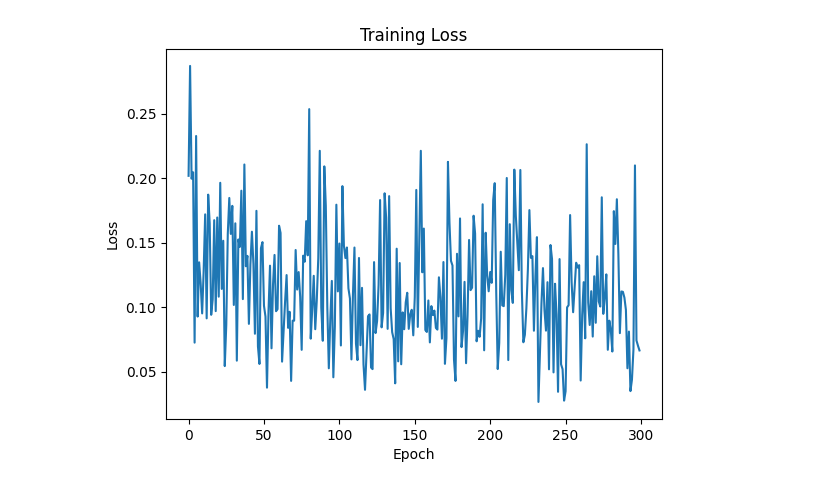
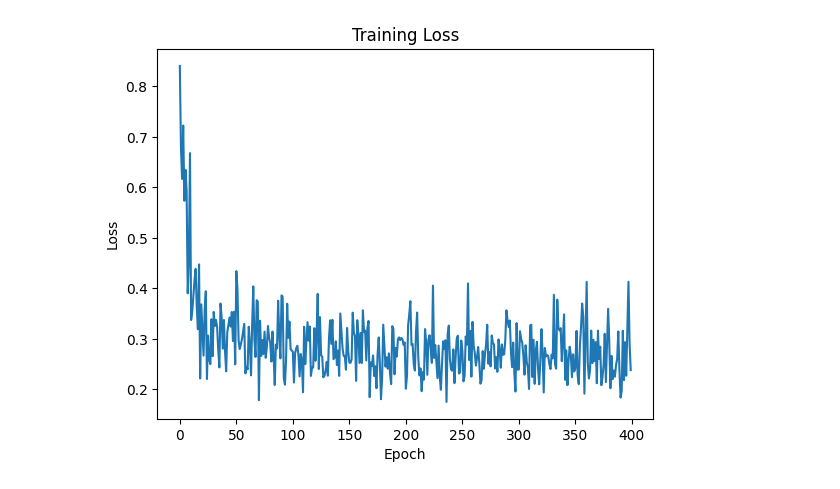
Before and after one commit to czarodziejszyn/ssne, a Jupyter notebook: projekt2/predictor.ipynb, the cells around one changed output. Drawn from its saved outputs; the diff is of its cells as text; code cells hidden in the pictures.

```diff
--- a/projekt2/predictor.ipynb
+++ b/projekt2/predictor.ipynb
@@ -51,7 +89,7 @@ train_data['TimeToBusStop'] = le.fit_transform(train_data['TimeToBusStop'])
 train_data['TimeToSubway'] = le.fit_transform(train_data['TimeToSubway'])
 
 ohe_cols = ['HallwayType', 'HeatingType', 'AptManageType', 'SubwayStation']
-train_data = pd.get_dummies(train_data, columns=ohe_cols, drop_first=True).astype(float)
+train_data = pd.get_dummies(train_data, columns=ohe_cols).astype(float) # mozna drop first true
 
 train_data['SalePrice'] = train_data['SalePrice'].apply(assign_interval)
 # %%
@@ -75,19 +113,20 @@ class_weights = 1.0 / class_counts.float()
 class_weights = class_weights / class_weights.sum()
 sampler = data.WeightedRandomSampler(weights=class_weights[train_labels], num_samples=len(train_labels), replacement=True)
 
-train_loader = data.DataLoader(train_dataset, batch_size=64, sampler=sampler)
-test_loader = data.DataLoader(test_dataset, batch_size=64, shuffle=False)
+train_loader = data.DataLoader(train_dataset, batch_size=128, shuffle=True) # sampler=sampler
+test_loader = data.DataLoader(test_dataset, batch_size=128, shuffle=False)
 # %%
 model = MNISTClassifier_Dropout()
-criterion = nn.CrossEntropyLoss(weight=class_weights)
-opt_bn = torch.optim.Adam(model.parameters(), lr=0.0005)
+# criterion = nn.CrossEntropyLoss(weight=class_weights)
+criterion = nn.CrossEntropyLoss()
+opt_bn = torch.optim.Adam(model.parameters(), lr=0.001)
 # %%
 device = torch.device("cuda" if torch.cuda.is_available() else "cpu")
 model.to(device)
 
 losses = []
 model.train()
-for epoch in range(300):
+for epoch in range(400):
     for x, y in train_loader:
         x, y = x.to(device), y.to(device)
         opt_bn.zero_grad()
@@ -125,4 +164,4 @@ Epoch: 299, Loss: 0.06651633977890015
-[figure, old version]
+[figure, new version]
 # %%
 model.eval()
 y_pred_list = []
```
Also changed, not shown: parts of 3 cells of this notebook.
